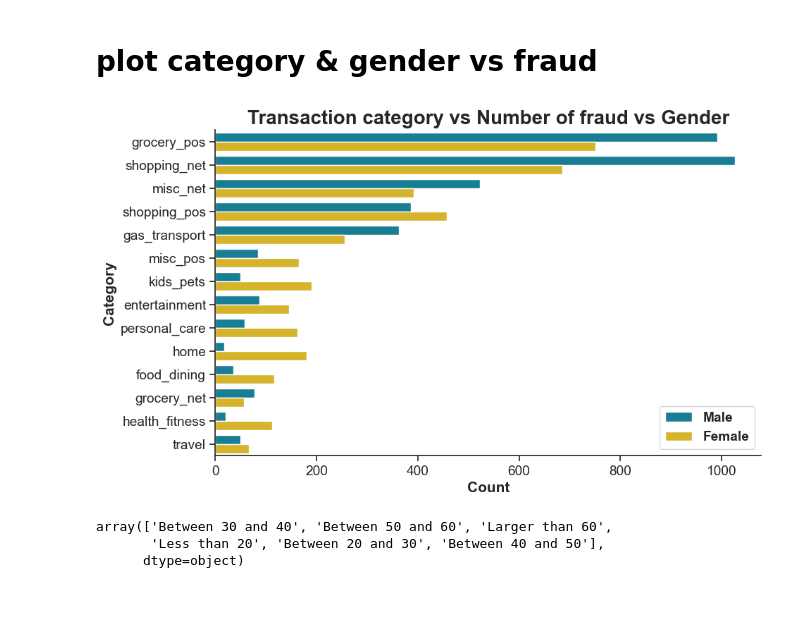
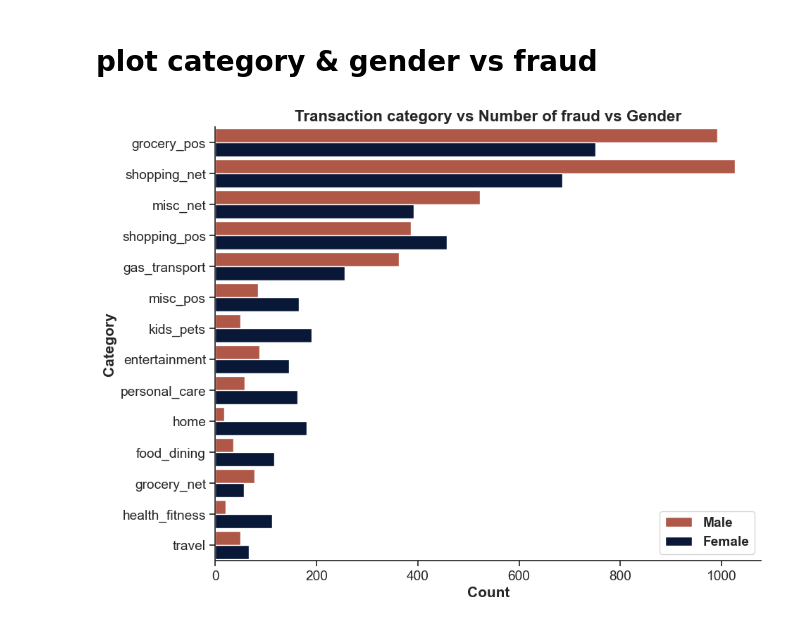
Before and after one commit to tanquangduong/Master-Fraud-Detection-for-Credit-Card-Transaction, a Jupyter notebook: eda-visualization.ipynb, the cells around one changed output. Cells and saved outputs as stored; diff of their text form; code cells hidden in the pictures; blank space fills up the shorter version.

Commit message:
:white_check_mark: Update eda-visualization and eda-feature-engineering :white_check_mark: README :white_check_mark: requirements

```diff
--- a/eda-visualization.ipynb
+++ b/eda-visualization.ipynb
@@ -24,0 +6,9 @@ Shape for only-fraud train dataset:
+# %%
+data_train_path = './datasets/Simulated-Credit-Card-Transactions-generated-using-Sparkov/df_train_preprocessed.csv'
+df = pd.read_csv(data_train_path)
+df.head()
+
+df_fraud = df[df.is_fraud==1]
+
+print(df.shape)
+print(df_fraud.shape)
@@ -27,22 +20,23 @@ Shape for only-fraud train dataset:
 # %% [markdown]
 ## Plot: gender, top-10 cities vs fraud
 # %%
-# Create figure object from matplotlib and set figure styles with seaborn methods
 fig = plt.figure(figsize=(10,6))
-colors = ["#048BA8", "#F1C40F"]
+# sns.set()
+colors = ["#C04C36", "#00163E"]
 custom_params = {"axes.spines.right": False, "axes.spines.top": False}
 sns.set_theme(style="ticks", rc=custom_params)
 sns.set_context("notebook", font_scale=1.25)
 sns.set_palette(sns.color_palette(colors))
 
-# Create count plot with 'city' on the y-axis
+# Create count plot with region on the y-axis
 g = sns.countplot(y = 'city',
                   data=df_fraud,
                   hue='gender',
+                  width=0.8,
                   order=df_fraud.city.value_counts(sort=True, ascending=False).head(10).index)
 
 # Set title, label, legend
-g.set_title('Top 10 cities in Number of fraud vs Gender', fontdict = { 'fontsize': 20, 'fontweight':'bold'})
+g.set_title('Top 10 cities in Number of fraud vs Gender', fontdict = { 'fontsize': 16, 'fontweight':'bold'})
 g.set_xlabel('Count', fontsize=15, fontweight='bold')
 g.set_ylabel('City', fontsize=15, fontweight='bold')
 g.legend(prop={'weight':'bold'})
@@ -113,37 +100,32 @@ g.figure.savefig('./figs/Fraud ratio vs Gender.png',dpi=300, bbox_inches='tight'
 # %% [markdown]
 # plot category & gender vs fraud
 # %%
-# Create figure object from matplotlib and set figure styles with seaborn methods
-fig = plt.figure(figsize=(10,6))
-colors = ["#048BA8", "#F1C40F"]
+fig = plt.figure(figsize=(10,8))
+
+colors = ["#C04C36", "#00163E"]
 custom_params = {"axes.spines.right": False, "axes.spines.top": False}
 sns.set_theme(style="ticks", rc=custom_params)
 sns.set_context("notebook", font_scale=1.25)
 sns.set_palette(sns.color_palette(colors))
 
-# Create count plot
+# Create count plot with region on the y-axis
 g = sns.countplot(y = 'category',
-                   data=df_fraud,
-                   hue='gender',
-                   order=df_fraud.category.value_counts().index,
+                  data=df_fraud,
+                  hue='gender',
+                  width=0.9,
+                  order=df_fraud.category.value_counts().index,
                   )
 
 # Set title, label, legend
-g.set_title('Transaction category vs Number of fraud vs Gender', fontdict = { 'fontsize': 20, 'fontweight':'bold'})
+g.set_title('Transaction category vs Number of fraud vs Gender', fontdict = { 'fontsize': 16, 'fontweight':'bold'})
 g.set_xlabel('Count', fontsize=15, fontweight='bold')
 g.set_ylabel('Category', fontsize=15, fontweight='bold')
 g.legend(prop={'weight':'bold'})
 
 # Show plot
 plt.show()
 
 # Save as a PNG file with 300 dpi
 fig.savefig('./figs/Transaction category vs Number of fraud vs Gender.png',dpi=300, bbox_inches='tight')
 # %% [output]
-[figure, old version]
+[figure, new version]
-# %%
-df_fraud.age_intervals.unique()
-# %% [output]
-array(['Between 30 and 40', 'Between 50 and 60', 'Larger than 60',
-       'Less than 20', 'Between 20 and 30', 'Between 40 and 50'],
-      dtype=object)
```
Also changed, not shown: parts of 60 cells of this notebook, 3 other files.
